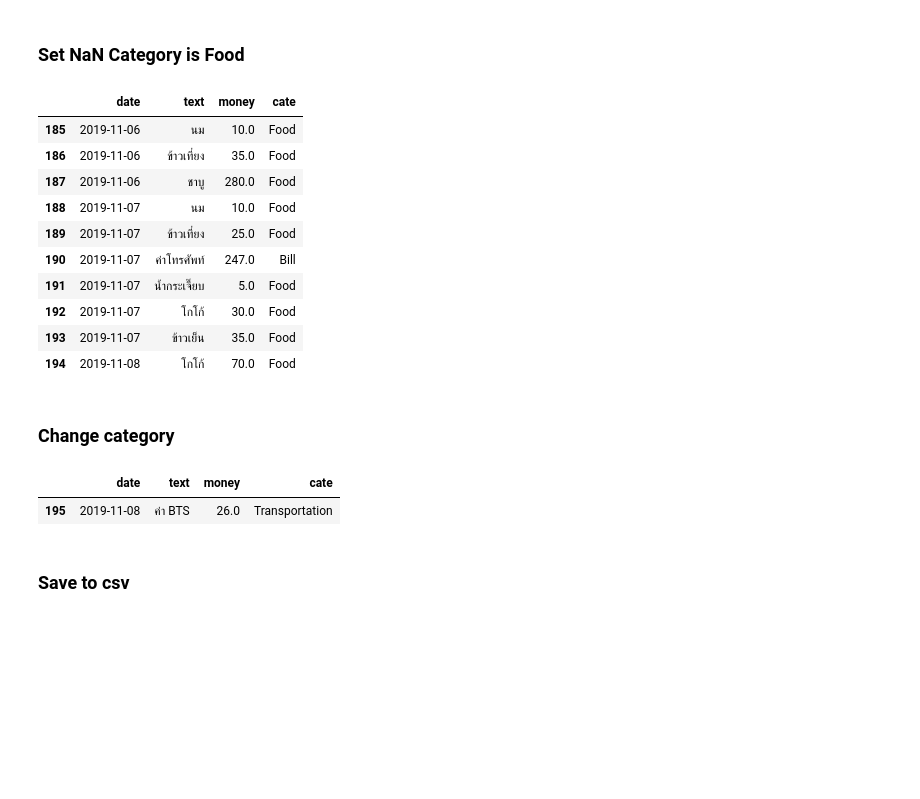
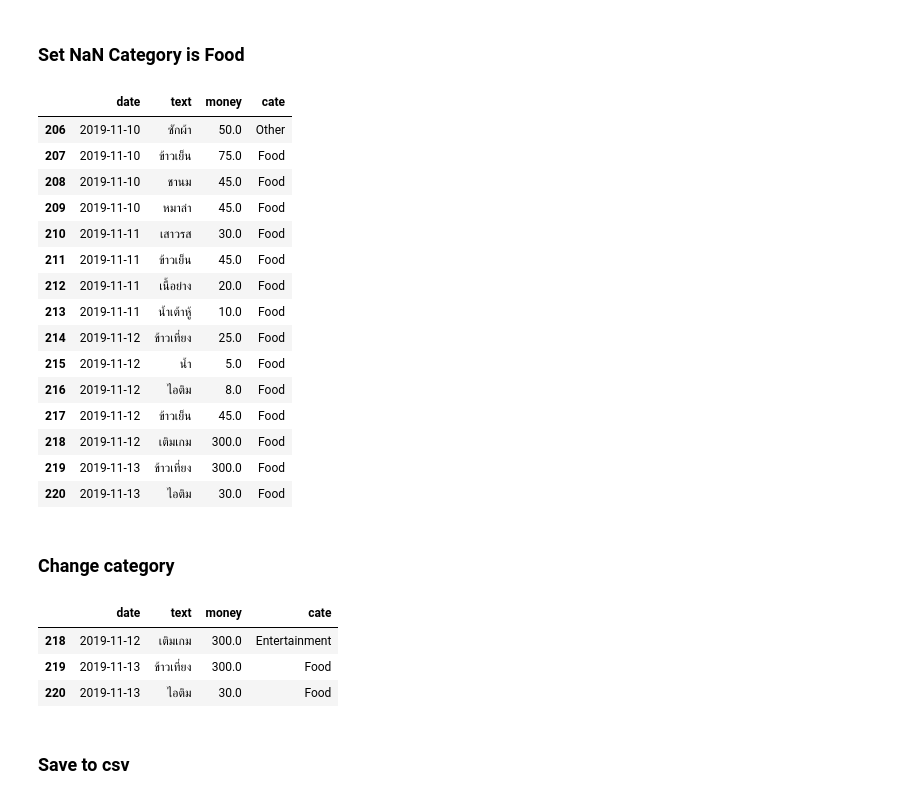
Before and after one commit to jakkritsonsanit/ChatBotExpenses, a Jupyter notebook: CollectData.ipynb, the cells around one changed output. Drawn from its saved outputs; the diff is of its cells as text; code cells hidden in the pictures; blank space fills up the shorter version.

```diff
--- a/CollectData.ipynb
+++ b/CollectData.ipynb
@@ -82,29 +82,36 @@ dfe.tail()
 ### Set NaN Category is Food
 # %%
 dfe.cate = dfe.cate.fillna('Food')
-dfe.tail(10)
+dfe.tail(15)
 # %% [output]
 |  | date | text | money | cate |
-| 185 | 2019-11-06 | นม | 10.0 | Food |
-| 186 | 2019-11-06 | ข้าวเที่ยง | 35.0 | Food |
-| 187 | 2019-11-06 | ชาบู | 280.0 | Food |
-| 188 | 2019-11-07 | นม | 10.0 | Food |
-| 189 | 2019-11-07 | ข้าวเที่ยง | 25.0 | Food |
-| 190 | 2019-11-07 | ค่าโทรศัพท์ | 247.0 | Bill |
-| 191 | 2019-11-07 | น้ำกระเจี๊ยบ | 5.0 | Food |
-| 192 | 2019-11-07 | โกโก้ | 30.0 | Food |
-| 193 | 2019-11-07 | ข้าวเย็น | 35.0 | Food |
-| 194 | 2019-11-08 | โกโก้ | 70.0 | Food |
+| 206 | 2019-11-10 | ซักผ้า | 50.0 | Other |
+| 207 | 2019-11-10 | ข้าวเย็น | 75.0 | Food |
+| 208 | 2019-11-10 | ชานม | 45.0 | Food |
+| 209 | 2019-11-10 | หมาล่า | 45.0 | Food |
+| 210 | 2019-11-11 | เสาวรส | 30.0 | Food |
+| 211 | 2019-11-11 | ข้าวเย็น | 45.0 | Food |
+| 212 | 2019-11-11 | เนื้อย่าง | 20.0 | Food |
+| 213 | 2019-11-11 | น้ำเต้าหู้ | 10.0 | Food |
+| 214 | 2019-11-12 | ข้าวเที่ยง | 25.0 | Food |
+| 215 | 2019-11-12 | น้ำ | 5.0 | Food |
+| 216 | 2019-11-12 | ไอติม | 8.0 | Food |
+| 217 | 2019-11-12 | ข้าวเย็น | 45.0 | Food |
+| 218 | 2019-11-12 | เติมเกม | 300.0 | Food |
+| 219 | 2019-11-13 | ข้าวเที่ยง | 300.0 | Food |
+| 220 | 2019-11-13 | ไอติม | 30.0 | Food |
 # %% [markdown]
 ### Change category
 # %%
 t = ['Entertainment', 'Transportation', 'Shopping', 'Food', 'Bill', 'Other']
-n = 195
-dfe.at[n, 'cate'] = t[1]
+n = 218
+dfe.at[n, 'cate'] = t[0]
 dfe.iloc[n:]
 # %% [output]
 |  | date | text | money | cate |
-| 195 | 2019-11-08 | ค่า BTS | 26.0 | Transportation |
+| 218 | 2019-11-12 | เติมเกม | 300.0 | Entertainment |
+| 219 | 2019-11-13 | ข้าวเที่ยง | 300.0 | Food |
+| 220 | 2019-11-13 | ไอติม | 30.0 | Food |
 # %% [markdown]
 ### Save to csv
 # %%
```
Also changed, not shown: parts of 10 cells of this notebook, 2 other files.
